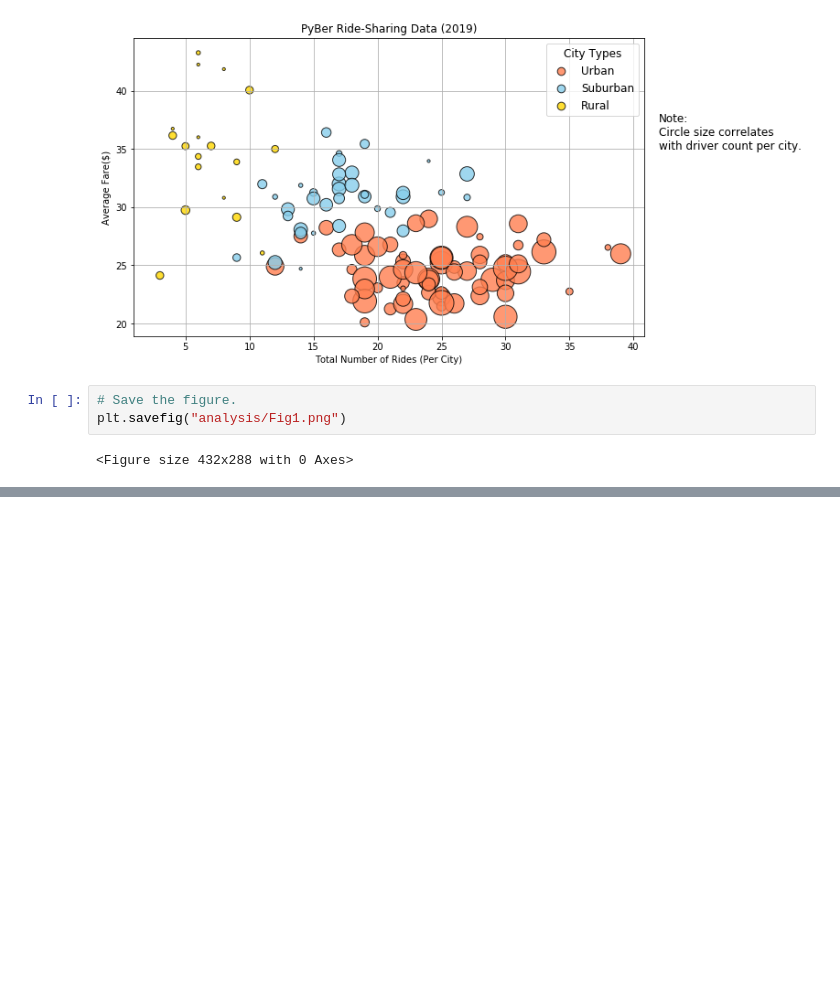
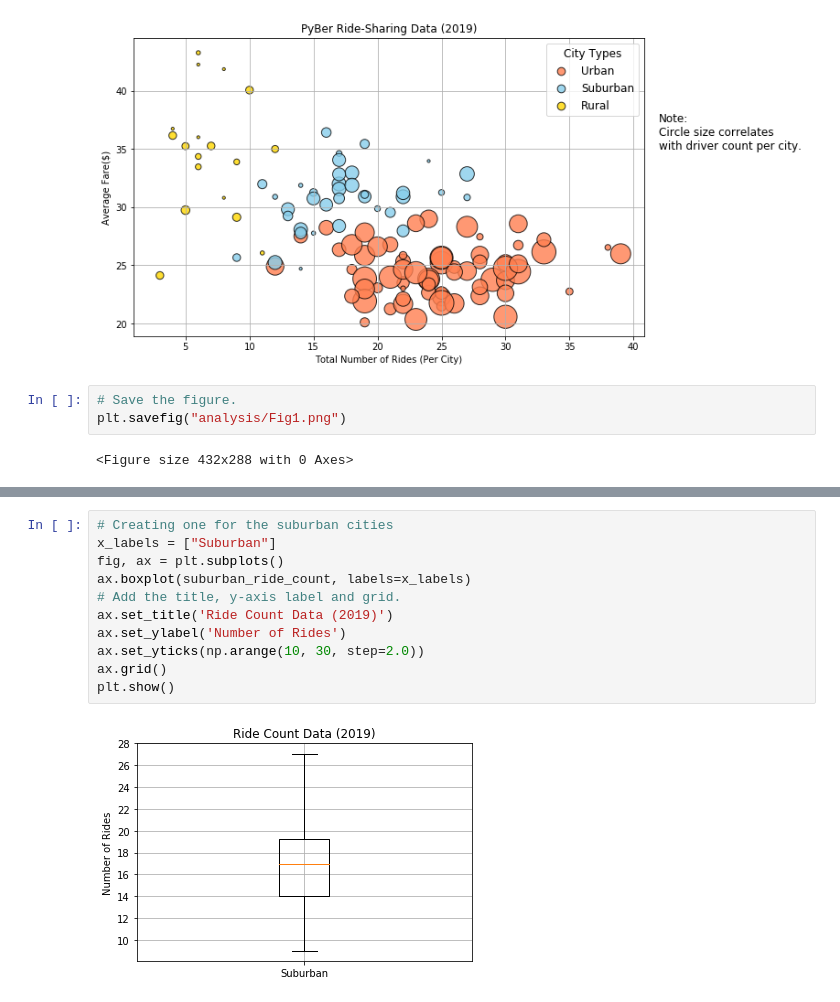
Before and after one commit to bbar12/Py-Ber_Analysis, a Jupyter notebook: PyBer.ipynb, the cells around one changed output, grey strips where cells are left out. Drawn from its saved outputs; the diff is of its cells as text; blank space fills up the shorter version.

```diff
--- a/PyBer.ipynb
+++ b/PyBer.ipynb
@@ -351,0 +624,13 @@ plt.savefig("analysis/Fig1.png")
+# %%
+# Creating one for the suburban cities
+x_labels = ["Suburban"]
+fig, ax = plt.subplots()
+ax.boxplot(suburban_ride_count, labels=x_labels)
+# Add the title, y-axis label and grid.
+ax.set_title('Ride Count Data (2019)')
+ax.set_ylabel('Number of Rides')
+ax.set_yticks(np.arange(10, 30, step=2.0))
+ax.grid()
+plt.show()
+# %% [output]
+[figure, added]
```
Also changed, not shown: parts of 37 cells of this notebook, 1 other file.
